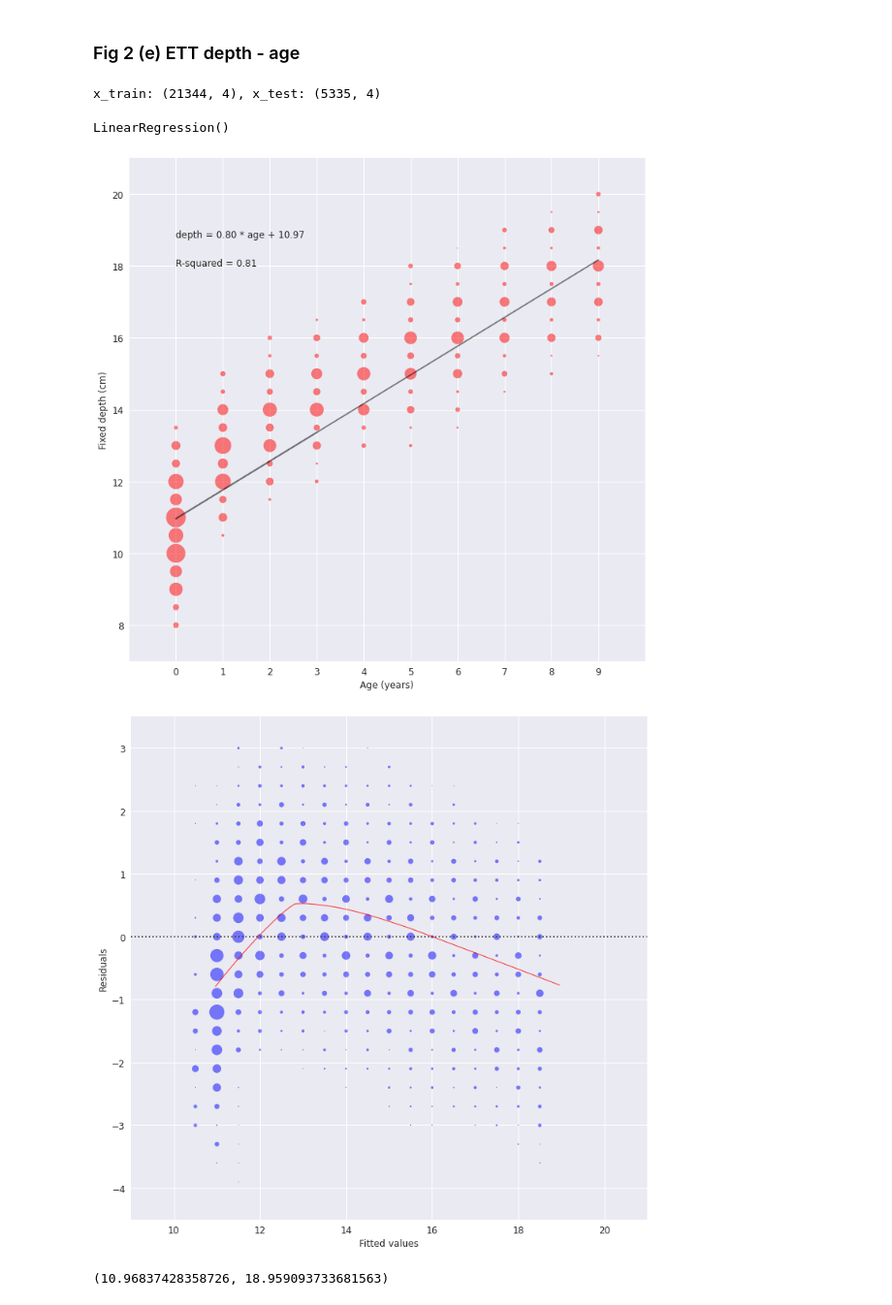
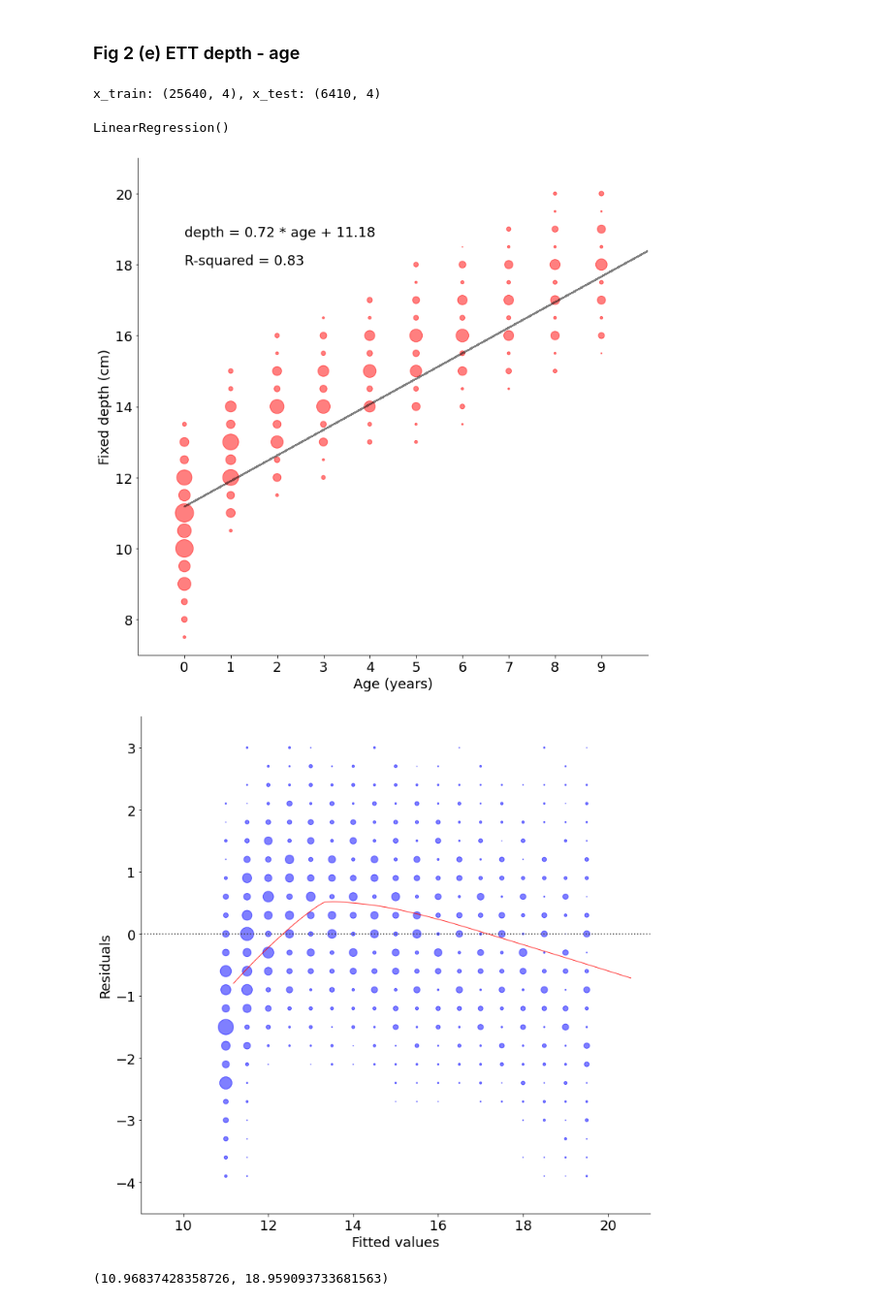
Before and after one commit to Hyeonsik/ETT, a Jupyter notebook: DRAFT.ipynb, the cells around one changed output. Shown at 97% size. Cells and saved outputs as stored; diff of their text form; code cells hidden in the pictures.

```diff
--- a/DRAFT.ipynb
+++ b/DRAFT.ipynb
@@ -3114,7 +3276,7 @@ linear_model.fit(linear_x, linear_y)
 # %% [output]
 LinearRegression()
 # %%
-def plot_settings(SMALL_SIZE=12, MEDIUM_SIZE=12, BIGGER_SIZE=12, FONT_NAME='Avenir Next LT pRO'):
+def plot_settings(SMALL_SIZE=18, MEDIUM_SIZE=18, BIGGER_SIZE=18, FONT_NAME='Avenir Next LT Pro'):
     plt.rc('figure', figsize=(12,12))
     plt.rc('font', size=SMALL_SIZE)          # controls default text sizes
     plt.rc('axes', titlesize=SMALL_SIZE)     # fontsize of the axes title
@@ -3160,11 +3292,0 @@ font_list
-# %%
-import matplotlib.font_manager as fm
-
-font_name = 'Avenir Next LT Pro'
-font_path = fm.findfont(fm.FontProperties(family=font_name))
-plt.rcParams['font.family'] = fm.FontProperties(fname=font_path).get_name()
-
-fig = plt.figure(figsize=(12, 12))
-plt.xlabel('Age (years)')
-plt.ylabel(f'ID of {MODE} tracheal tube (mm)')
-plt.show()
@@ -3229,7 +3423,6 @@ import statsmodels.api as sm
 import matplotlib.pyplot as plt
 from statsmodels.graphics.gofplots import ProbPlot
 
-plt.style.use('seaborn') # pretty matplotlib plots
 
 df_m = pd.DataFrame({'X':X_train[:,0], 'Y':Y_train})
 
@@ -3251,7 +3444,7 @@ Y = model_residuals
 xvals = []
 yvals = []
 cvals = []
-cuff_mask = (x_train[:,3]==1)
+cuff_mask = (x_train[:,3]==0)
 
 for x in np.arange(2.8, 7.2, 0.1):
     for y in np.arange(-1.6, 1.1, 0.1):
@@ -3277,6 +3470,11 @@ plot_lm_1.axes[0] = sns.residplot(model_fitted_y, df_m.columns[-1], data=df_m,
                           scatter_kws={'alpha': 0},
                           line_kws={'color': 'red', 'lw': 1, 'alpha': 0.8})
 
+
+# Remove plot frames
+plot_lm_1.axes[0].spines['top'].set_visible(False)
+plot_lm_1.axes[0].spines['right'].set_visible(False)
+
 #plot_lm_1.axes[0].set_title('Residuals vs Fitted')
 plot_lm_1.axes[0].set_xlabel('Fitted values')
 plot_lm_1.axes[0].set_ylabel('Residuals')
@@ -3401,11 +3599,11 @@ import matplotlib.pyplot as plt
 import numpy as np
 
 
-dat = np.load(f'dataset/ETT_depth-outliers.npz')
-df = pickle.load(open('dataset/ETT_depth-outliers', 'rb'))
+dat = np.load(f'dataset/ETT_depth_2308.npz')
+df = pickle.load(open('dataset/df_depth_2308', 'rb'))
 x, y = dat['x'], dat['y']
 x = x[:,0:5]
-y_old = dat['y_old']
+#y_old = dat['y_old']
 
 
 # training set의 뒤쪽 20%를 test set 으로 사용 (이미 shuffle된 상태)
@@ -3414,7 +3612,7 @@ ntest = int(nsamp * 0.2)
 ntrain = nsamp - ntest
 x_test = x[-ntest:, :]
 y_test = y[-ntest:]
-y_test_old = y_old[-ntest:]
+#y_test_old = y_old[-ntest:]
 y_pals = 3 * y_test_old
 x_train = x[:ntrain, :]
 y_train = y[:ntrain]
@@ -3426,7 +3624,7 @@ X_train, Y_train = x_train, y_train
 
 print(f'x_train: {(x_train).shape}, x_test: {x_test.shape}')
 # %% [output]
-x_train: (21344, 4), x_test: (5335, 4)
+x_train: (25640, 4), x_test: (6410, 4)
 # %%
 from sklearn.linear_model import LinearRegression
 from sklearn.metrics import r2_score
@@ -3459,7 +3657,9 @@ cvals = np.array(cvals) / 2
 
 # plot
 plot_settings()
-plt.figure(figsize=(12, 12))
+fig = plt.figure(figsize=(12, 12))
+ax = fig.add_subplot()
+
 plt.xticks(np.arange(0,10))
 #plt.yticks(np.arange(8, 22, 2), [f'{y:.1f}' for y in np.arange(8,22,2)] )
 plt.xlim(-1, 10)
@@ -3467,6 +3667,10 @@ plt.ylim(7.0, 21.0)
 plt.scatter(xvals, yvals, c='red', alpha=0.5, s=cvals)
 plt.xlabel('Age (years)')
 plt.ylabel('Fixed depth (cm)')
+
+ax.spines['top'].set_visible(False)
+ax.spines['right'].set_visible(False)
+
 #lgnd = plt.legend()
 #lgnd.legendHandles[0]._sizes = [30]
 #plt.plot(np.arange(0,10), coles, 'k-', alpha=0.1)
@@ -3475,19 +3679,18 @@ plt.plot(x_age, linear_model.predict(x_age.reshape([-1,1])), 'k-', alpha = 0.5)
 
 equation = f'depth = {linear_model.coef_[0]:.2f} * age + {linear_model.intercept_:.2f}'
 r_squared = f'R-squared = {r2_score(Y_train,y_fitted):.2f}'
-plt.text(0, 18.8, equation, fontsize=12)
-plt.text(0, 18, r_squared, fontsize=12)
+plt.text(0, 18.8, equation, fontsize=18)
+plt.text(0, 18, r_squared, fontsize=18)
 
 plt.savefig("figures/Fig3_e_scatter.png", dpi=600)
 # %% [output]
-[figure, old version]
+[figure, new version]
 # %%
 import seaborn as sns
 import statsmodels.api as sm
 import matplotlib.pyplot as plt
 from statsmodels.graphics.gofplots import ProbPlot
 
-plt.style.use('seaborn') # pretty matplotlib plots
 
 df_m = pd.DataFrame({'X':X_train[:,0], 'Y':Y_train})
 
@@ -3523,36 +3726,36 @@ for x in np.arange(8, 20, 0.5):
 xvals = np.array(xvals)
 yvals = np.array(yvals)
 cvals = np.array(cvals) / 2
 
 
 # plot
 UPPER_FIT = 20
 LOWER_FIT = 10
 INT_FIT = 2
 UPPER_RES = 3
 LOWER_RES = -4
 INT_RES = 1
 
 plot_settings()
 plot_lm_1 = plt.figure()
 plot_lm_1.axes[0] = sns.residplot(model_fitted_y, df_m.columns[-1], data=df_m,
                           lowess=True,
                           scatter_kws={'alpha': 0},
                           line_kws={'color': 'red', 'lw': 1, 'alpha': 0.8})
 
-#plot_lm_1.axes[0].set_title('Residuals vs Fitted')
+plot_lm_1.axes[0].spines['top'].set_visible(False)
+plot_lm_1.axes[0].spines['right'].set_visible(False)
 plot_lm_1.axes[0].set_xlabel('Fitted values')
 plot_lm_1.axes[0].set_ylabel('Residuals')
-
 plot_lm_1.axes[0].set_xlim(LOWER_FIT - INT_FIT / 2, UPPER_FIT + INT_FIT / 2)
 plot_lm_1.axes[0].set_ylim(LOWER_RES - INT_RES / 2, UPPER_RES + INT_RES / 2)
 plot_lm_1.axes[0].set_xticks(np.arange(LOWER_FIT, UPPER_FIT + INT_FIT, INT_FIT), [f'{y}' for y in np.arange(LOWER_FIT, UPPER_FIT+INT_FIT, INT_FIT)])
 plot_lm_1.axes[0].set_yticks(np.arange(LOWER_RES,UPPER_RES + INT_RES, INT_RES))
 
 plot_lm_1.axes[0] = plt.scatter(xvals, yvals, c='blue', alpha=0.5, s=cvals)
 plt.savefig("figures/Fig3_f_residuals.png", dpi=600)
 # %% [output]
-[figure, old version]
+[figure, new version]
 # %%
 X.min(), X.max()
 # %% [output]
```
Also changed, not shown: parts of 19 cells of this notebook, 27 other files.
